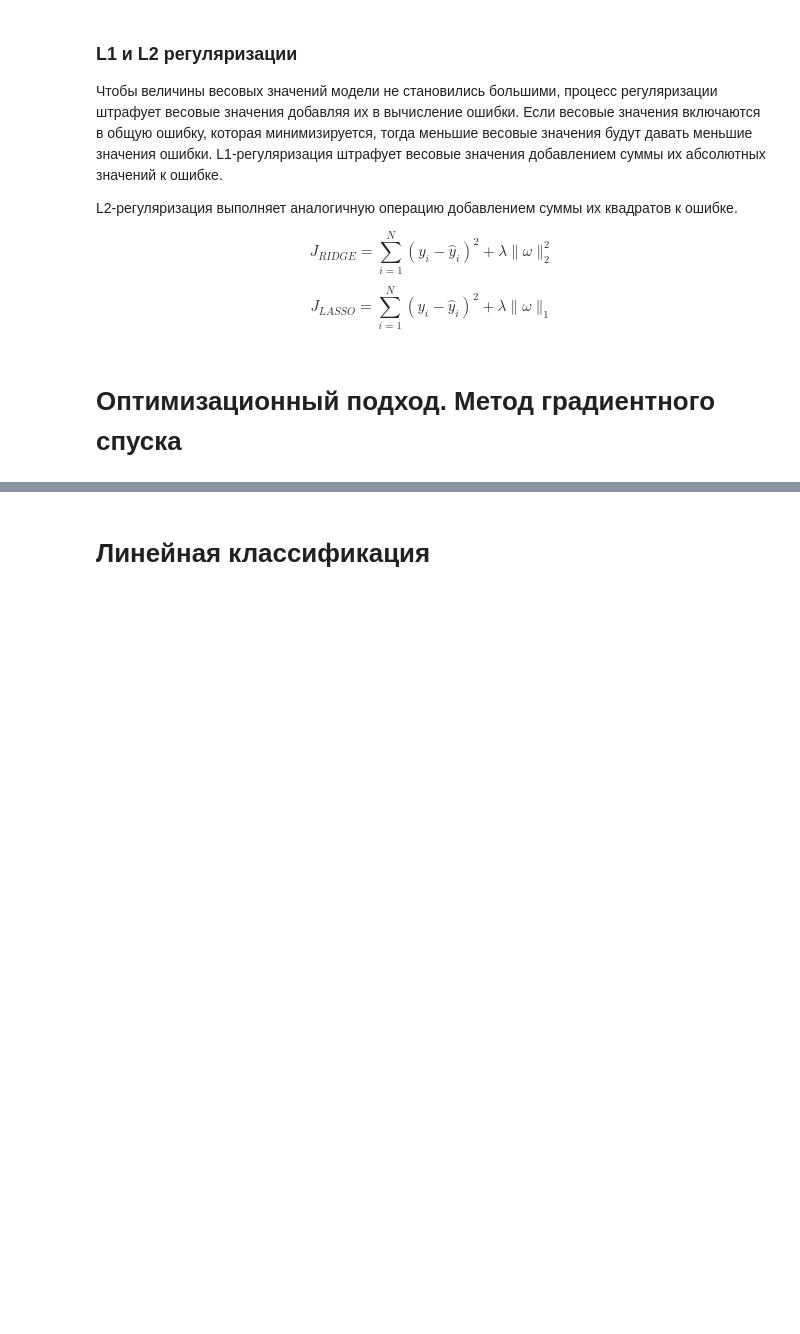
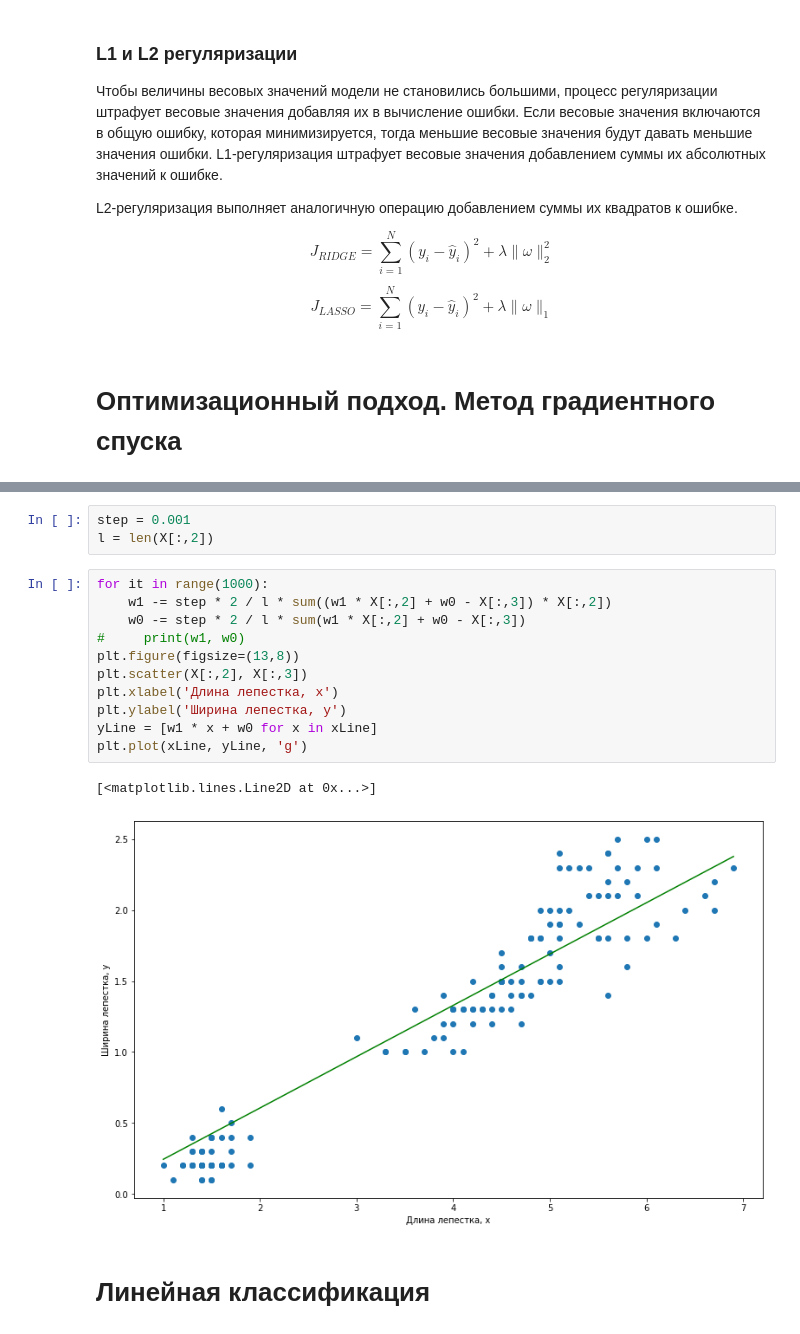
Before and after one commit to zvvzuzin/ml_course, a Jupyter notebook: lectures/2_regression/lect_regression.ipynb, the cells around one changed output, grey strips where cells are left out. Cells and saved outputs as stored; diff of their text form; blank space fills up the shorter version.

```diff
--- a/lectures/2_regression/lect_regression.ipynb
+++ b/lectures/2_regression/lect_regression.ipynb
@@ -189,3 +205,20 @@ $$\varepsilon(\omega_0, \omega_1, X) = \frac{1}{l} \sum_{i=1}^{l} $$
+# %%
+step = 0.001
+l = len(X[:,2])
+# %%
+for it in range(1000):
+    w1 -= step * 2 / l * sum((w1 * X[:,2] + w0 - X[:,3]) * X[:,2])
+    w0 -= step * 2 / l * sum(w1 * X[:,2] + w0 - X[:,3])
+#     print(w1, w0)
+plt.figure(figsize=(13,8))
+plt.scatter(X[:,2], X[:,3])
+plt.xlabel('Длина лепестка, x')
+plt.ylabel('Ширина лепестка, y')
+yLine = [w1 * x + w0 for x in xLine]
+plt.plot(xLine, yLine, 'g')
+# %% [output]
+[<matplotlib.lines.Line2D at 0x...>]
+[figure, added]
 # %% [markdown]
 # Линейная классификация
 # %% [markdown]
```
Also changed, not shown: parts of 3 cells of this notebook.
